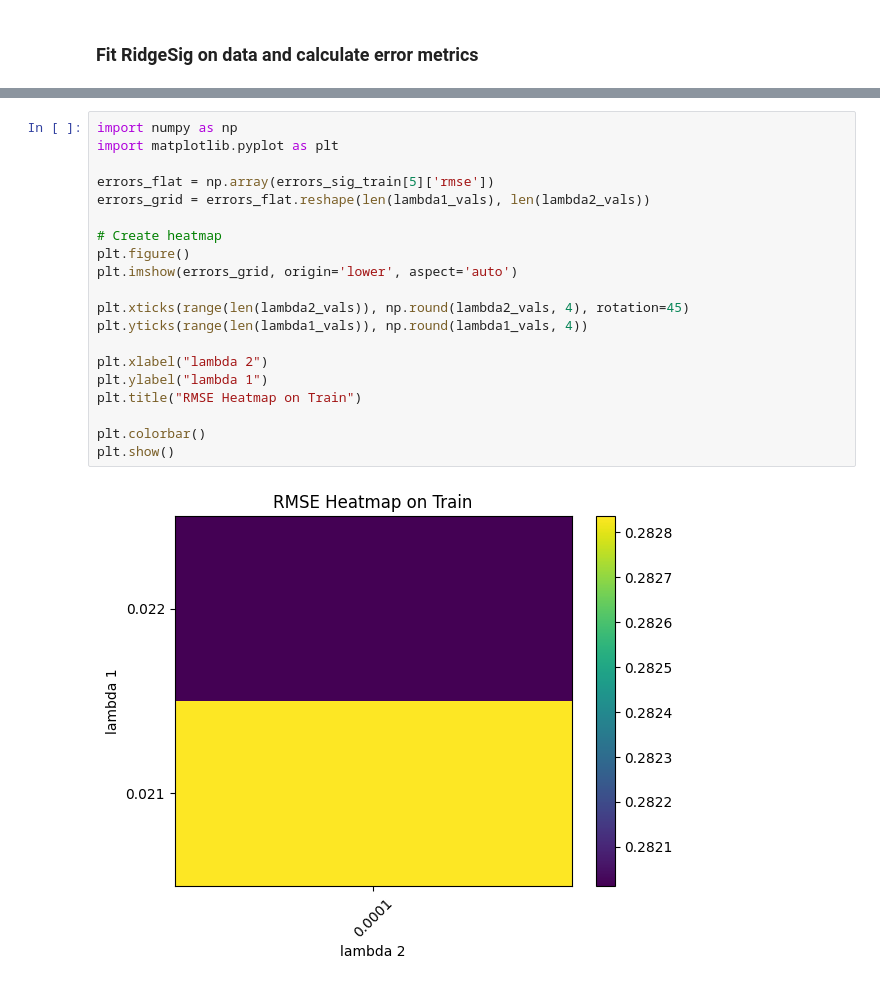
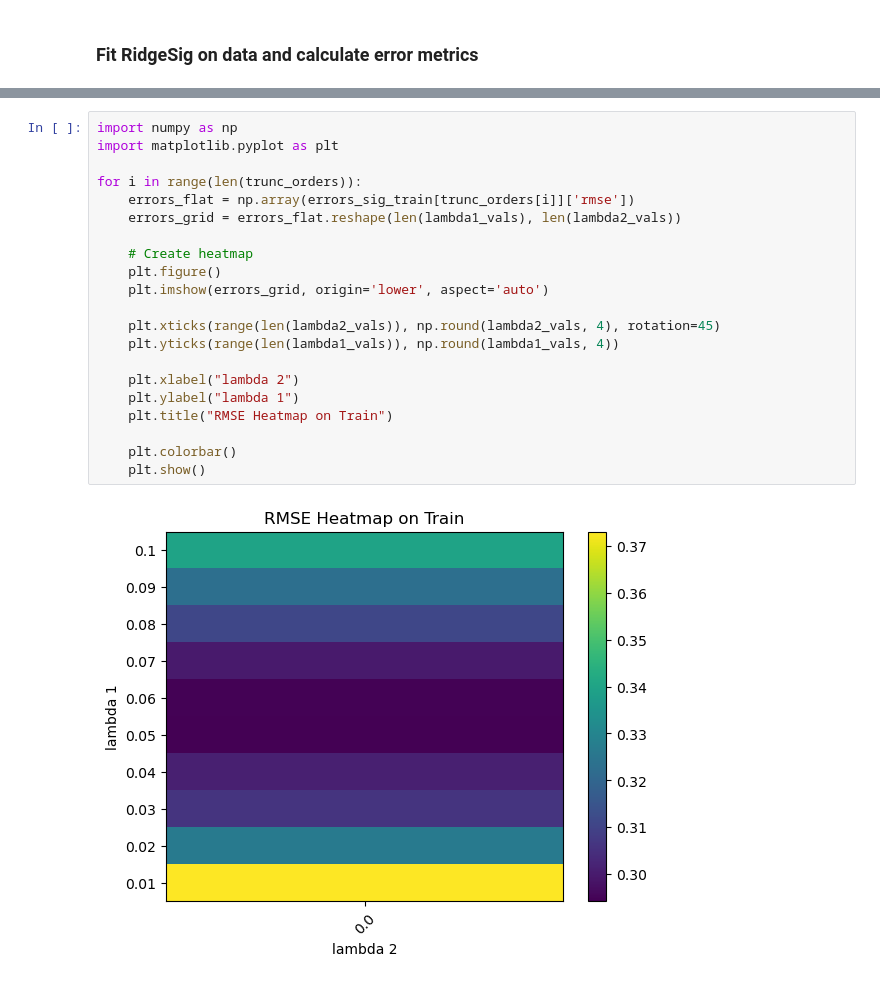
Before and after one commit to SamipDipBISTA/Sig-Kernel, a Jupyter notebook: slidesig/experiments with EFM/exp4_real_data_with_efm copy.ipynb, the cells around one changed output, grey strips where cells are left out. Saved outputs shown, nothing was run; the diff lists cells and outputs as text.

```diff
--- a/slidesig/experiments with EFM/exp4_real_data_with_efm copy.ipynb
+++ b/slidesig/experiments with EFM/exp4_real_data_with_efm copy.ipynb
@@ -129,22 +144,23 @@ EFM signatures shape: (68352, 63)
 # %%
 import numpy as np
 import matplotlib.pyplot as plt
 
-errors_flat = np.array(errors_sig_train[5]['rmse'])
-errors_grid = errors_flat.reshape(len(lambda1_vals), len(lambda2_vals))
+for i in range(len(trunc_orders)):
+    errors_flat = np.array(errors_sig_train[trunc_orders[i]]['rmse'])
+    errors_grid = errors_flat.reshape(len(lambda1_vals), len(lambda2_vals))
 
-# Create heatmap
-plt.figure()
-plt.imshow(errors_grid, origin='lower', aspect='auto')
+    # Create heatmap
+    plt.figure()
+    plt.imshow(errors_grid, origin='lower', aspect='auto')
 
-plt.xticks(range(len(lambda2_vals)), np.round(lambda2_vals, 4), rotation=45)
-plt.yticks(range(len(lambda1_vals)), np.round(lambda1_vals, 4))
+    plt.xticks(range(len(lambda2_vals)), np.round(lambda2_vals, 4), rotation=45)
+    plt.yticks(range(len(lambda1_vals)), np.round(lambda1_vals, 4))
 
-plt.xlabel("lambda 2")
-plt.ylabel("lambda 1")
-plt.title("RMSE Heatmap on Train")
+    plt.xlabel("lambda 2")
+    plt.ylabel("lambda 1")
+    plt.title("RMSE Heatmap on Train")
 
-plt.colorbar()
-plt.show()
+    plt.colorbar()
+    plt.show()
 # %% [output]
-[figure, old version]
+[figure, new version]
```
Also changed, not shown: parts of 16 cells of this notebook, 3 other files.
